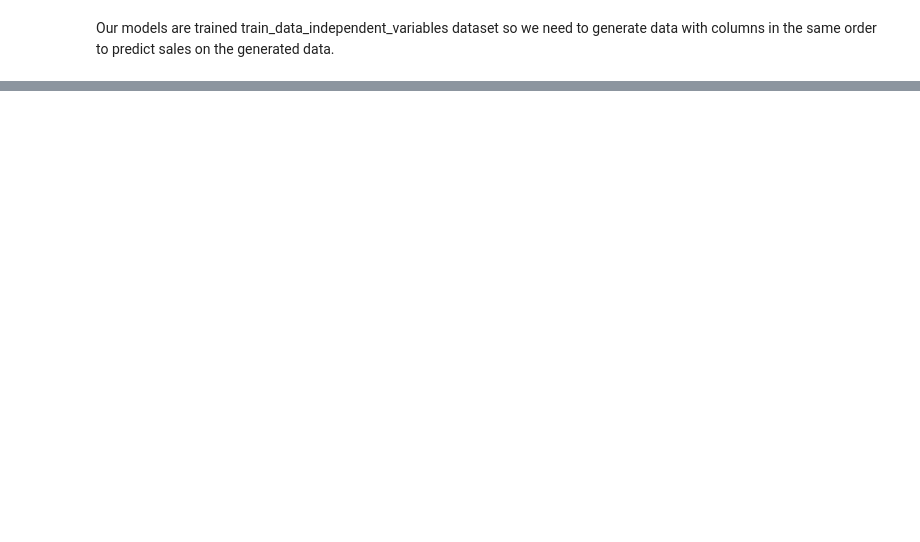
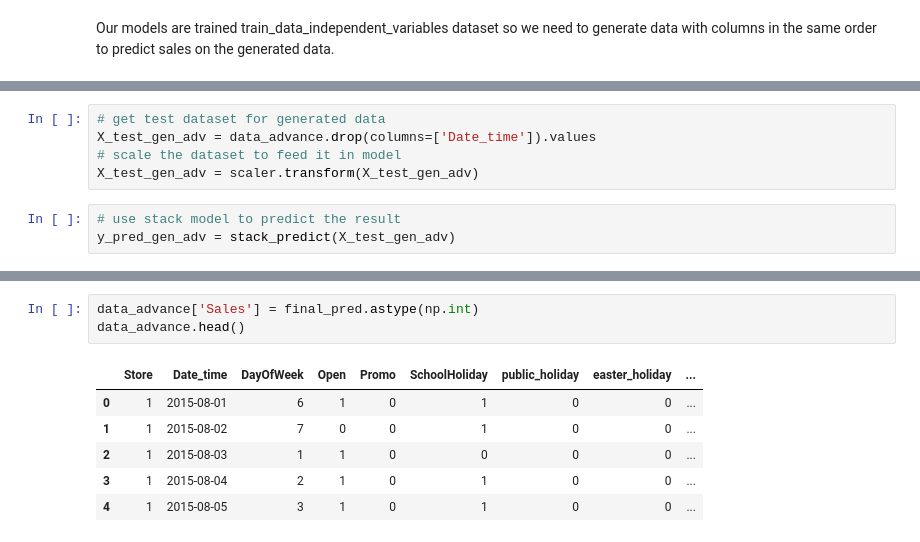
Before and after one commit to hrithikwel8/Rossmann_Sales_Prediction, a Jupyter notebook: Rossmann_Sales_Prediction_Capstone_Project.ipynb, the cells around one changed output, grey strips where cells are left out. Drawn from its saved outputs; the diff is of its cells as text; blank space fills up the shorter version.

```diff
--- a/Rossmann_Sales_Prediction_Capstone_Project.ipynb
+++ b/Rossmann_Sales_Prediction_Capstone_Project.ipynb
@@ -1376,0 +1563,8 @@ generate_date_for_six_week(last_date + timedelta(1))
+# %%
+# get test dataset for generated data
+X_test_gen_adv = data_advance.drop(columns=['Date_time']).values
+# scale the dataset to feed it in model
+X_test_gen_adv = scaler.transform(X_test_gen_adv)
+# %%
+# use stack model to predict the result
+y_pred_gen_adv = stack_predict(X_test_gen_adv)
@@ -1376,0 +1581,10 @@ generate_date_for_six_week(last_date + timedelta(1))
+# %%
+data_advance['Sales'] = final_pred.astype(np.int)
+data_advance.head()
+# %% [output]
+|  | Store | Date_time | DayOfWeek | Open | Promo | SchoolHoliday | public_holiday | easter_holiday | ... |
+| 0 | 1 | 2015-08-01 | 6 | 1 | 0 | 1 | 0 | 0 | ... |
+| 1 | 1 | 2015-08-02 | 7 | 0 | 0 | 1 | 0 | 0 | ... |
+| 2 | 1 | 2015-08-03 | 1 | 1 | 0 | 0 | 0 | 0 | ... |
+| 3 | 1 | 2015-08-04 | 2 | 1 | 0 | 1 | 0 | 0 | ... |
+| 4 | 1 | 2015-08-05 | 3 | 1 | 0 | 1 | 0 | 0 | ... |
```
Also changed, not shown: parts of 41 cells of this notebook.
